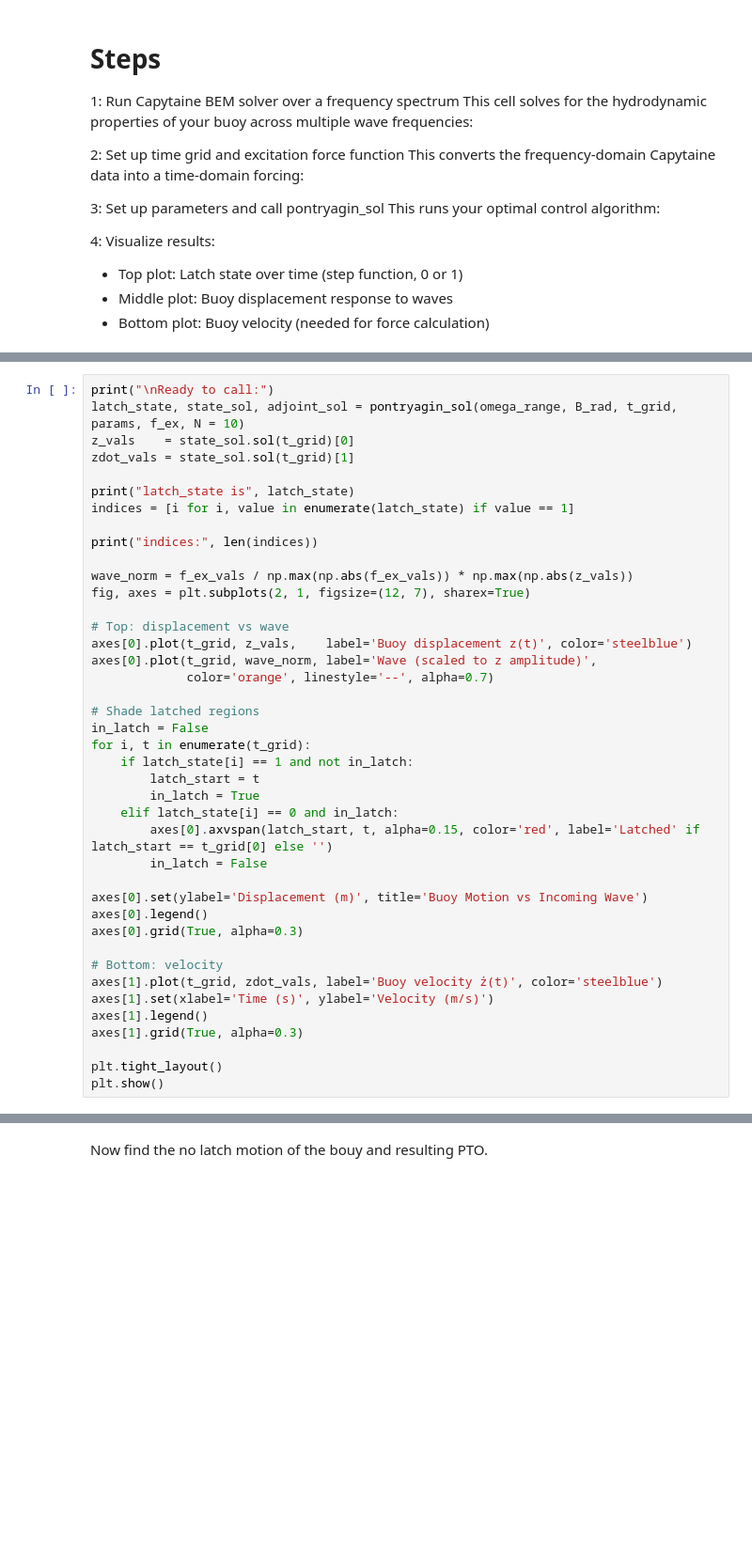
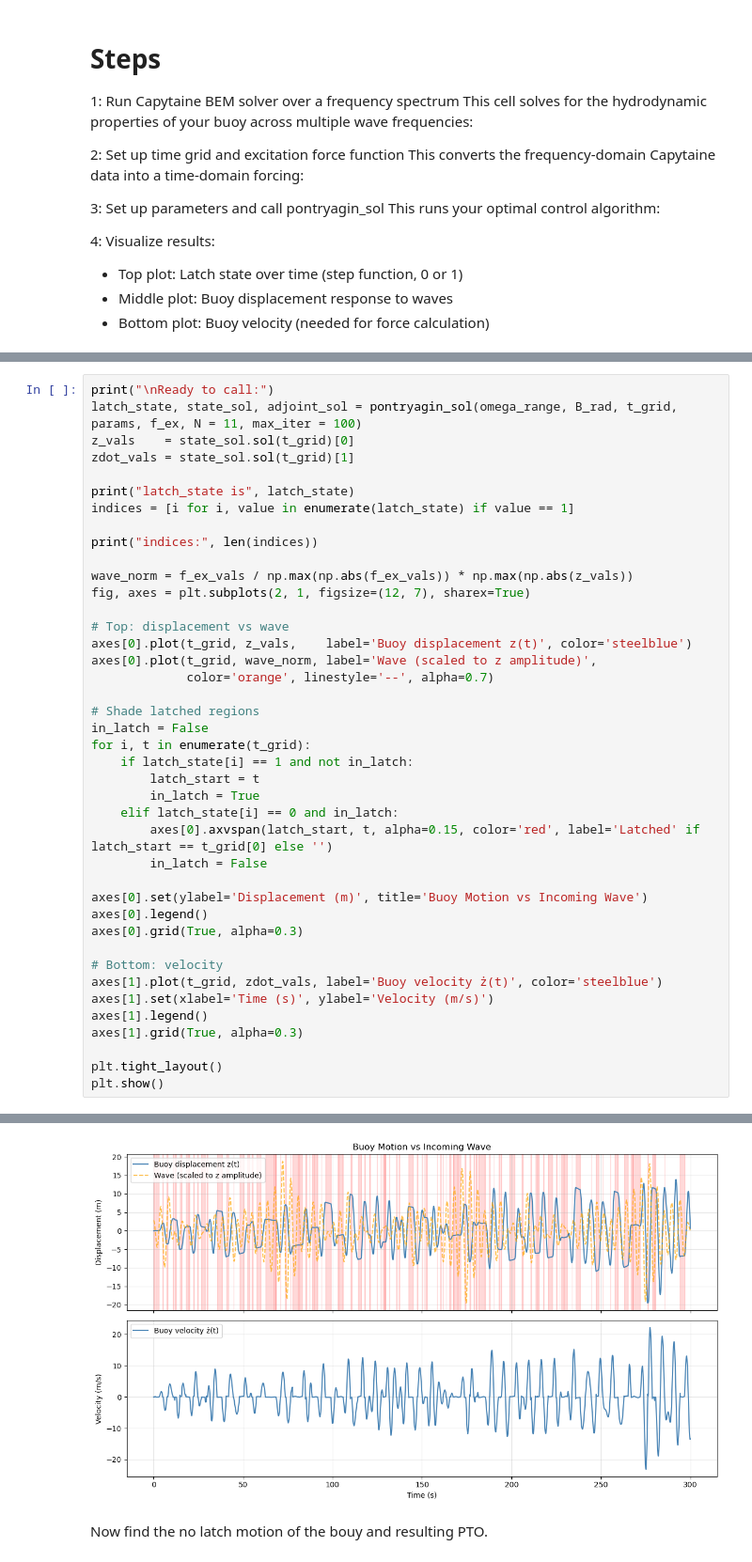
Before and after one commit to lbuckley-jpg/MDM2-Project-2, a Jupyter notebook: Code/Capytaine/PointAbsorber/Pontryagin latching.ipynb, the cells around one changed output, grey strips where cells are left out. Shown at 94% size. Saved outputs shown, nothing was run; the diff lists cells and outputs as text; blank space fills up the shorter version.

Commit message:
Pontryagin optimal command latching  with diagrams

```diff
--- a/Code/Capytaine/PointAbsorber/Pontryagin latching.ipynb
+++ b/Code/Capytaine/PointAbsorber/Pontryagin latching.ipynb
@@ -651,6 +667,6 @@ NameError: name 't_grid' is not defined
 # %%
 print("\nReady to call:")
-latch_state, state_sol, adjoint_sol = pontryagin_sol(omega_range, B_rad, t_grid, params, f_ex, N = 10)
+latch_state, state_sol, adjoint_sol = pontryagin_sol(omega_range, B_rad, t_grid, params, f_ex, N = 11, max_iter = 100)
 z_vals    = state_sol.sol(t_grid)[0]
 zdot_vals = state_sol.sol(t_grid)[1]
 
@@ -689,3 +705,4 @@ axes[1].grid(True, alpha=0.3)
 
 plt.tight_layout()
 plt.show()
+# %% [output]
@@ -692,3 +738,4 @@ plt.show()
+[figure, added]
 # %% [markdown]
 Now find the no latch motion of the bouy and resulting PTO.
 # %%
```
Also changed, not shown: parts of 6 cells of this notebook.
